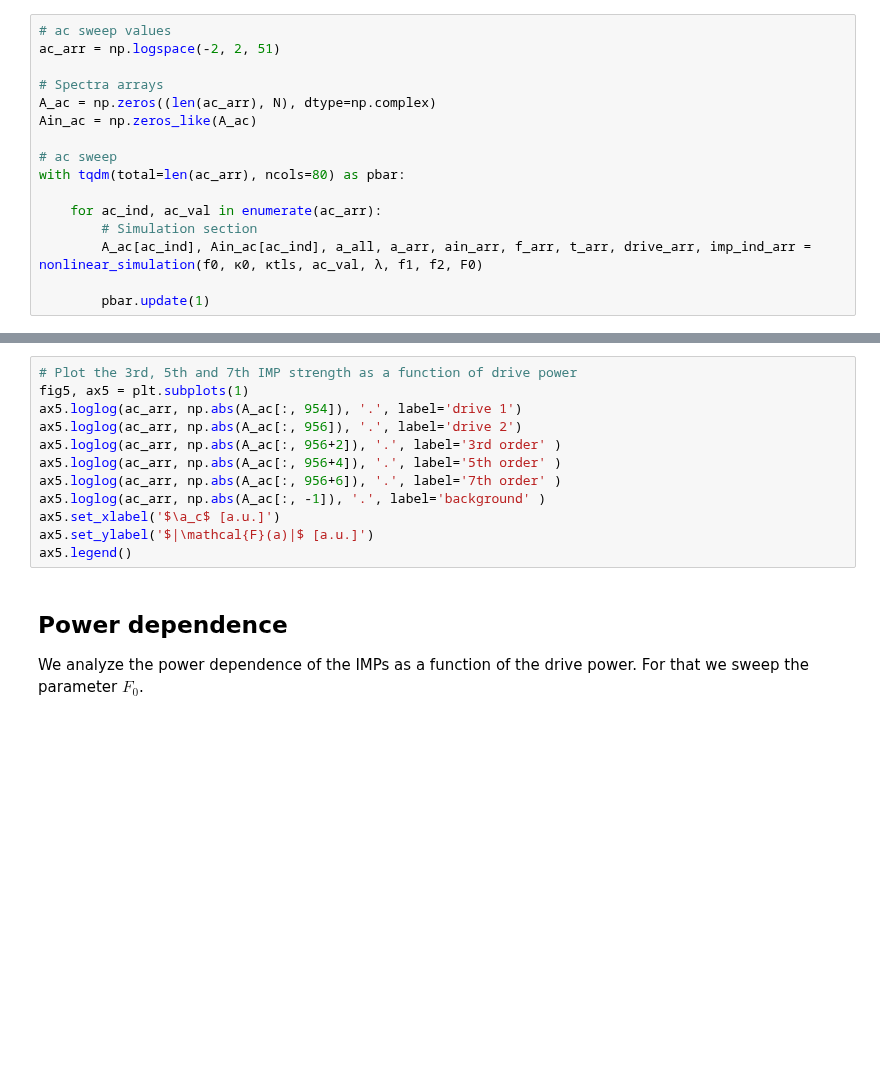
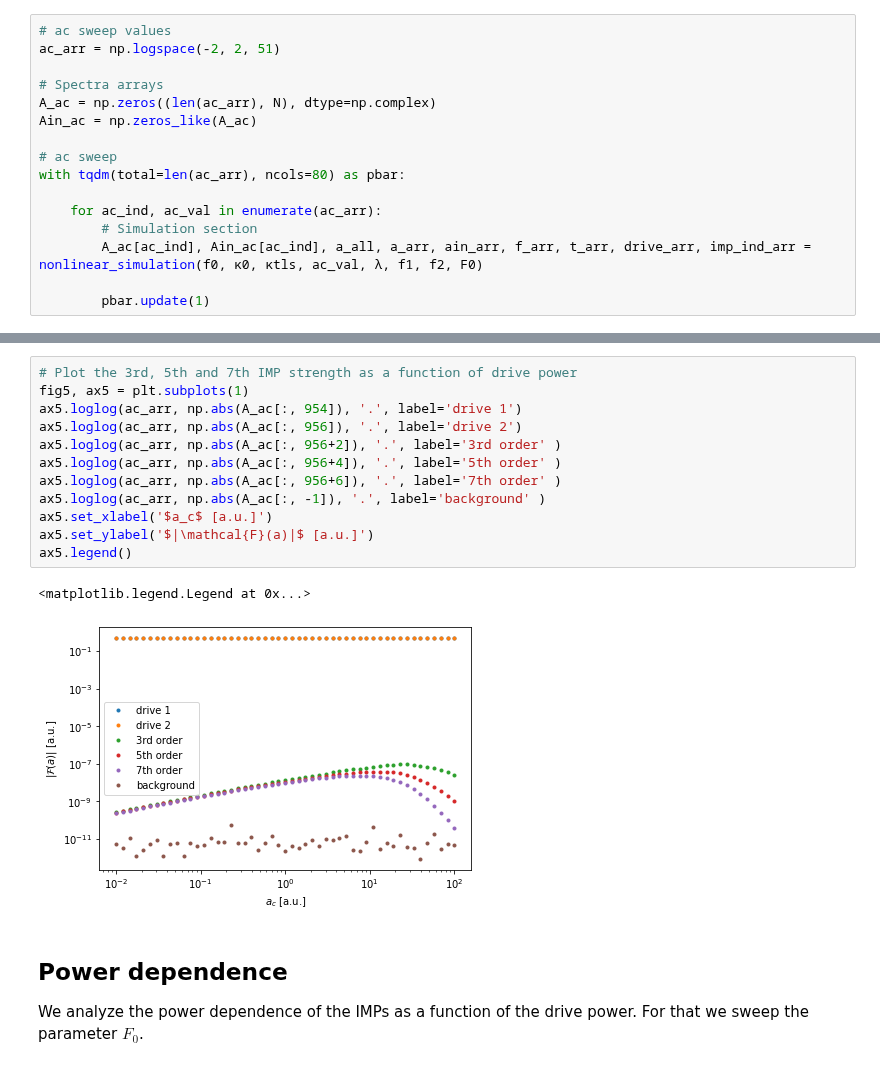
Before and after one commit to jcrivera-hdez/Scripts, a Jupyter notebook: data-analysis/TLS/HB-TLS_Model-Simulation.ipynb, the cells around one changed output, grey strips where cells are left out. Cells and saved outputs as stored; diff of their text form; blank space fills up the shorter version.

```diff
--- a/data-analysis/TLS/HB-TLS_Model-Simulation.ipynb
+++ b/data-analysis/TLS/HB-TLS_Model-Simulation.ipynb
@@ -587,15 +629,18 @@ widgets.interact(ac_sweep_zoom,
 # %%
 # Plot the 3rd, 5th and 7th IMP strength as a function of drive power
 fig5, ax5 = plt.subplots(1)
 ax5.loglog(ac_arr, np.abs(A_ac[:, 954]), '.', label='drive 1')
 ax5.loglog(ac_arr, np.abs(A_ac[:, 956]), '.', label='drive 2')
 ax5.loglog(ac_arr, np.abs(A_ac[:, 956+2]), '.', label='3rd order' )
 ax5.loglog(ac_arr, np.abs(A_ac[:, 956+4]), '.', label='5th order' )
 ax5.loglog(ac_arr, np.abs(A_ac[:, 956+6]), '.', label='7th order' )
 ax5.loglog(ac_arr, np.abs(A_ac[:, -1]), '.', label='background' )
-ax5.set_xlabel('$\a_c$ [a.u.]')
+ax5.set_xlabel('$a_c$ [a.u.]')
 ax5.set_ylabel('$|\mathcal{F}(a)|$ [a.u.]')
 ax5.legend()
+# %% [output]
+<matplotlib.legend.Legend at 0x...>
+[figure, added]
 # %% [markdown]
 ## Power dependence
 
```
Also changed, not shown: parts of 11 cells of this notebook.
